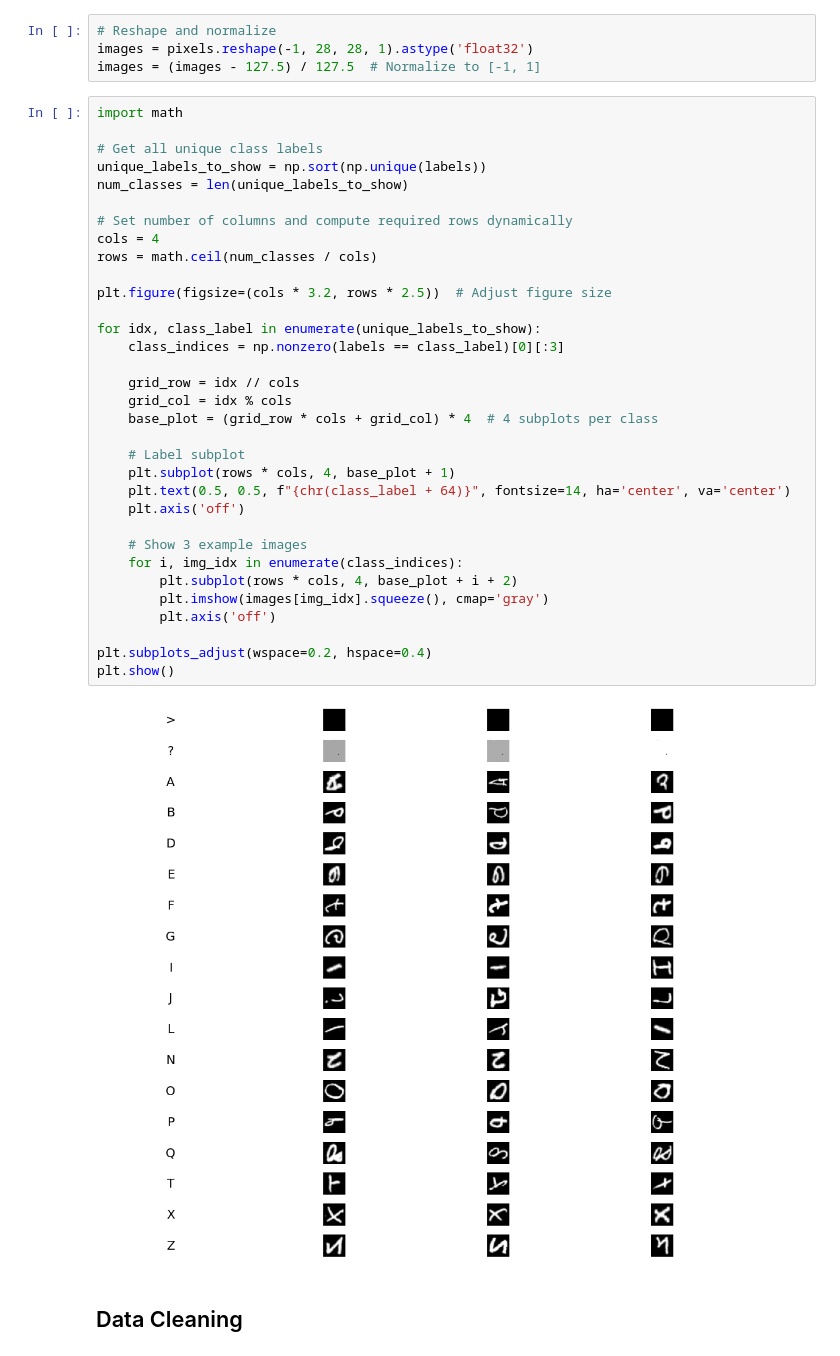
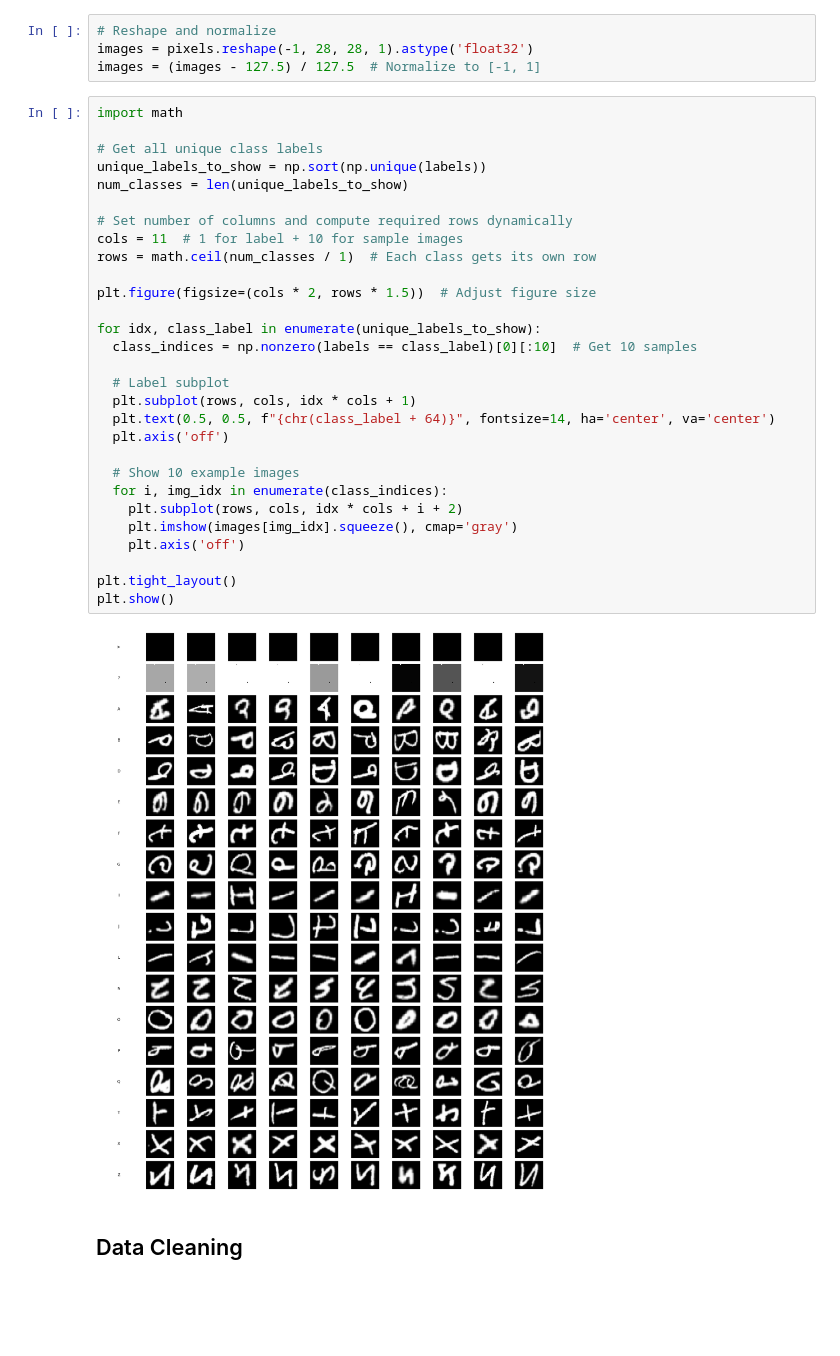
Before and after one commit to 4ndrrw/EMNIST-Letter-Generation-GAN, a Jupyter notebook: partA.ipynb, the cells around one changed output. Saved outputs shown, nothing was run; the diff lists cells and outputs as text; blank space fills up the shorter version.

Commit message:
Base model completed

```diff
--- a/partA.ipynb
+++ b/partA.ipynb
@@ -59,38 +61,34 @@ images = (images - 127.5) / 127.5  # Normalize to [-1, 1]
 # %%
 import math
 
 # Get all unique class labels
 unique_labels_to_show = np.sort(np.unique(labels))
 num_classes = len(unique_labels_to_show)
 
 # Set number of columns and compute required rows dynamically
-cols = 4
-rows = math.ceil(num_classes / cols)
+cols = 11  # 1 for label + 10 for sample images
+rows = math.ceil(num_classes / 1)  # Each class gets its own row
 
-plt.figure(figsize=(cols * 3.2, rows * 2.5))  # Adjust figure size
+plt.figure(figsize=(cols * 2, rows * 1.5))  # Adjust figure size
 
 for idx, class_label in enumerate(unique_labels_to_show):
-    class_indices = np.nonzero(labels == class_label)[0][:3]
+  class_indices = np.nonzero(labels == class_label)[0][:10]  # Get 10 samples
 
-    grid_row = idx // cols
-    grid_col = idx % cols
-    base_plot = (grid_row * cols + grid_col) * 4  # 4 subplots per class
+  # Label subplot
+  plt.subplot(rows, cols, idx * cols + 1)
+  plt.text(0.5, 0.5, f"{chr(class_label + 64)}", fontsize=14, ha='center', va='center')
+  plt.axis('off')
 
-    # Label subplot
-    plt.subplot(rows * cols, 4, base_plot + 1)
-    plt.text(0.5, 0.5, f"{chr(class_label + 64)}", fontsize=14, ha='center', va='center')
+  # Show 10 example images
+  for i, img_idx in enumerate(class_indices):
+    plt.subplot(rows, cols, idx * cols + i + 2)
+    plt.imshow(images[img_idx].squeeze(), cmap='gray')
     plt.axis('off')
 
-    # Show 3 example images
-    for i, img_idx in enumerate(class_indices):
-        plt.subplot(rows * cols, 4, base_plot + i + 2)
-        plt.imshow(images[img_idx].squeeze(), cmap='gray')
-        plt.axis('off')
-
-plt.subplots_adjust(wspace=0.2, hspace=0.4)
+plt.tight_layout()
 plt.show()
 # %% [output]
-[figure, old version]
+[figure, new version]
 # %% [markdown]
 ## Data Cleaning
 # %%
```
Also changed, not shown: parts of 14 cells of this notebook, 22 other files.
